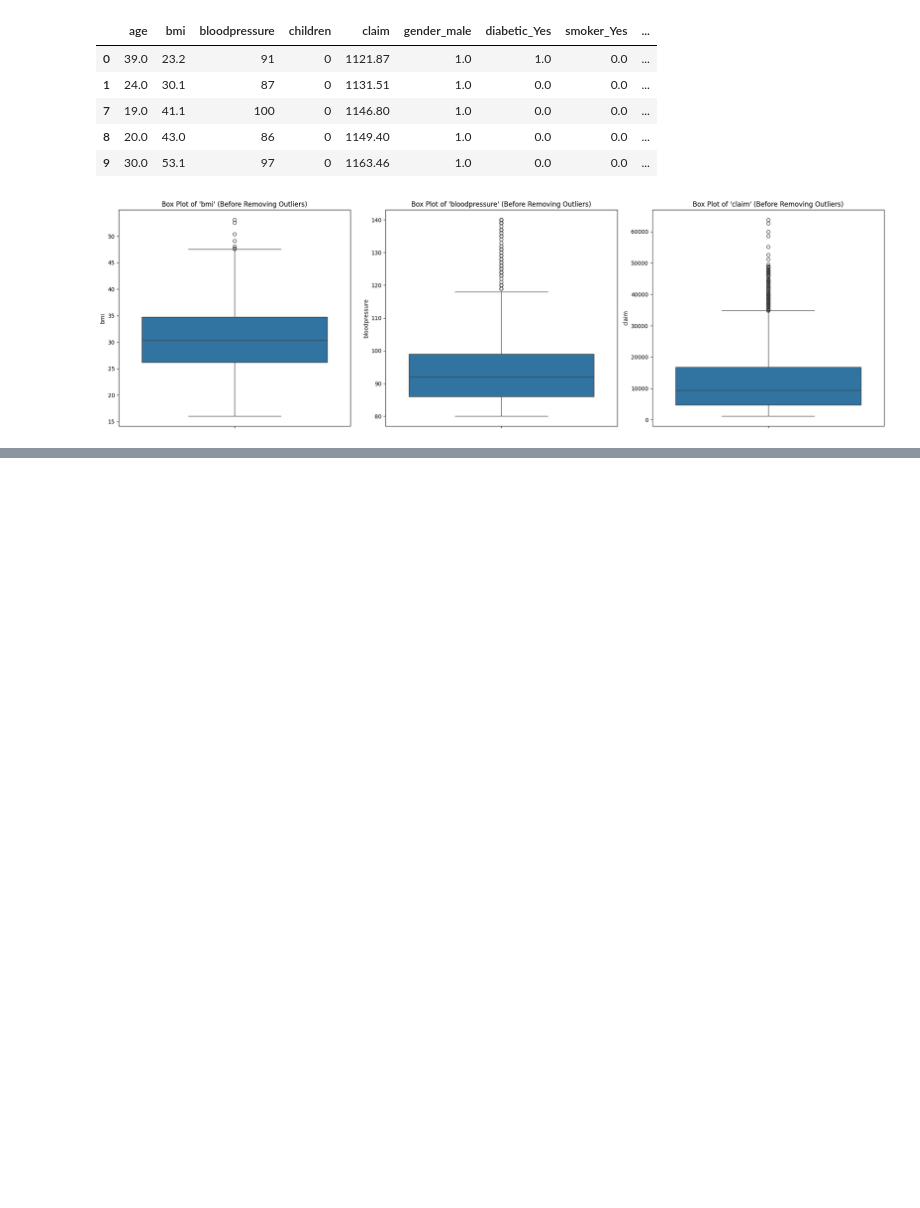
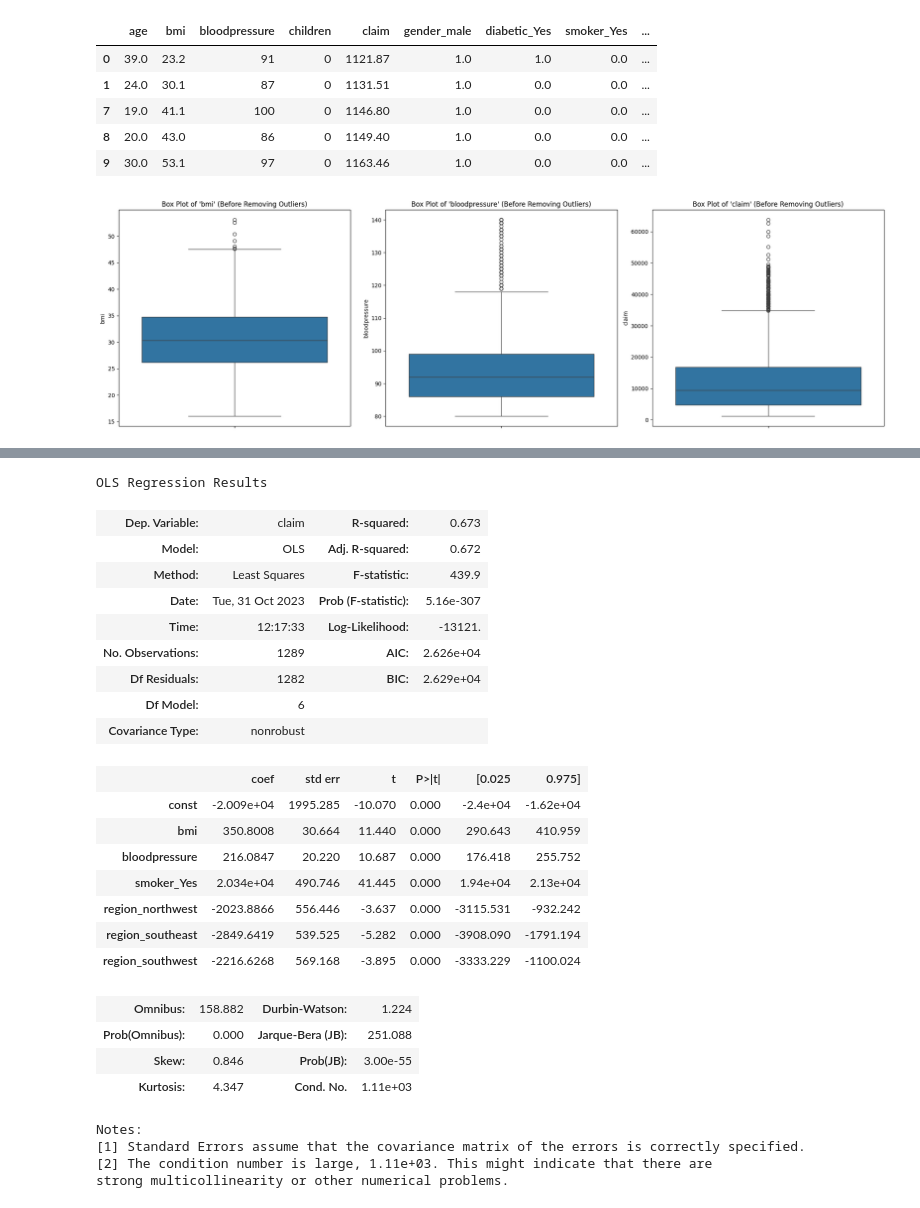
Before and after one commit to SULICLAIRE1/PODA, a Jupyter notebook: PODA-L.ipynb, the cells around one changed output, grey strips where cells are left out. Saved outputs shown, nothing was run; the diff lists cells and outputs as text; code cells hidden in the pictures; blank space fills up the shorter version.

```diff
--- a/PODA-L.ipynb
+++ b/PODA-L.ipynb
@@ -135,0 +138,53 @@ filtered_all_shape
+# %%
+import statsmodels.api as sm
+import matplotlib.pyplot as plt
+
+# Assuming you have already defined your independent variables (X), the original dependent variable (y), and have fitted your model
+X = filtered_data_all[['bmi', 'bloodpressure', 'smoker_Yes', 'region_northwest', 'region_southeast', 'region_southwest']]
+y = filtered_data_all['claim']
+
+X = sm.add_constant(X)
+
+model = sm.OLS(y, X).fit()
+
+model_summary = model.summary()
+model_summary
+
+
+# # Calculate the residuals
+# residuals = model.resid
+
+# # Create a scatter plot of residuals against the 'bloodpressure' variable
+# plt.scatter(X['bloodpressure'], residuals)
+# plt.xlabel("Blood Pressure")
+# plt.ylabel("Residuals")
+# plt.title("Residual Plot against Blood Pressure")
+
+# plt.show()
+# %% [output]
+OLS Regression Results
+| Dep. Variable: | claim | R-squared: | 0.673 |
+| Model: | OLS | Adj. R-squared: | 0.672 |
+| Method: | Least Squares | F-statistic: | 439.9 |
+| Date: | Tue, 31 Oct 2023 | Prob (F-statistic): | 5.16e-307 |
+| Time: | 12:17:33 | Log-Likelihood: | -13121. |
+| No. Observations: | 1289 | AIC: | 2.626e+04 |
+| Df Residuals: | 1282 | BIC: | 2.629e+04 |
+| Df Model: | 6 |  |  |
+| Covariance Type: | nonrobust |  |  |
+|  | coef | std err | t | P>|t| | [0.025 | 0.975] |
+| const | -2.009e+04 | 1995.285 | -10.070 | 0.000 | -2.4e+04 | -1.62e+04 |
+| bmi | 350.8008 | 30.664 | 11.440 | 0.000 | 290.643 | 410.959 |
+| bloodpressure | 216.0847 | 20.220 | 10.687 | 0.000 | 176.418 | 255.752 |
+| smoker_Yes | 2.034e+04 | 490.746 | 41.445 | 0.000 | 1.94e+04 | 2.13e+04 |
+| region_northwest | -2023.8866 | 556.446 | -3.637 | 0.000 | -3115.531 | -932.242 |
+| region_southeast | -2849.6419 | 539.525 | -5.282 | 0.000 | -3908.090 | -1791.194 |
+| region_southwest | -2216.6268 | 569.168 | -3.895 | 0.000 | -3333.229 | -1100.024 |
+| Omnibus: | 158.882 | Durbin-Watson: | 1.224 |
+| Prob(Omnibus): | 0.000 | Jarque-Bera (JB): | 251.088 |
+| Skew: | 0.846 | Prob(JB): | 3.00e-55 |
+| Kurtosis: | 4.347 | Cond. No. | 1.11e+03 |
+Notes:
+[1] Standard Errors assume that the covariance matrix of the errors is correctly specified.
+[2] The condition number is large, 1.11e+03. This might indicate that there are
+strong multicollinearity or other numerical problems.
```
Also changed, not shown: parts of 3 cells of this notebook, 1 other file.
